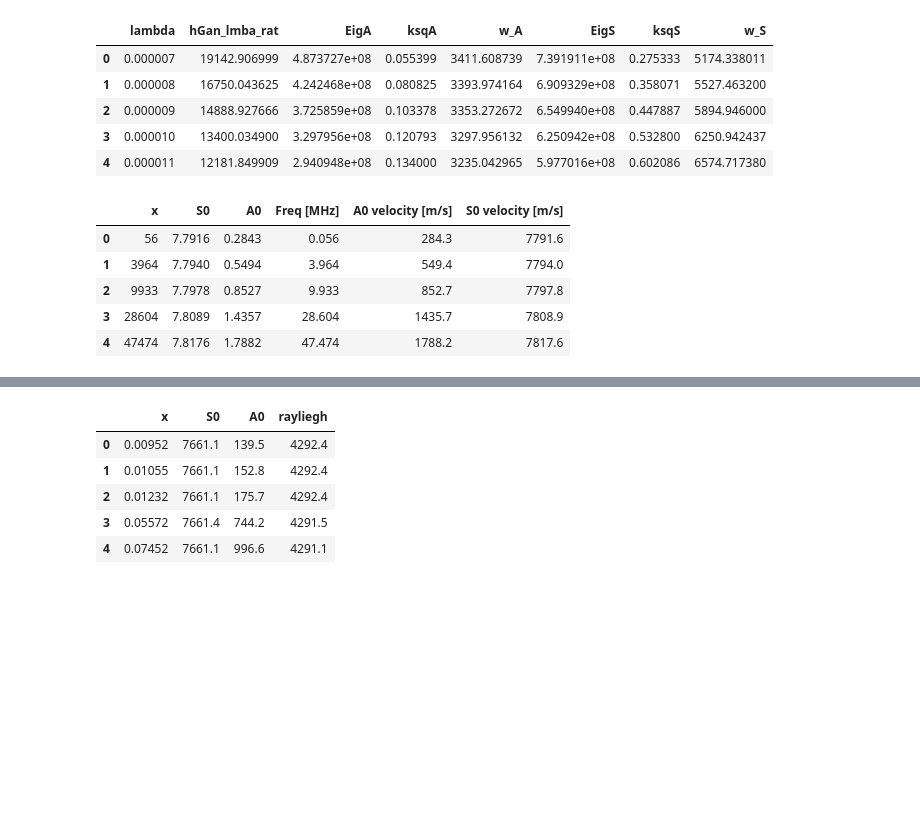
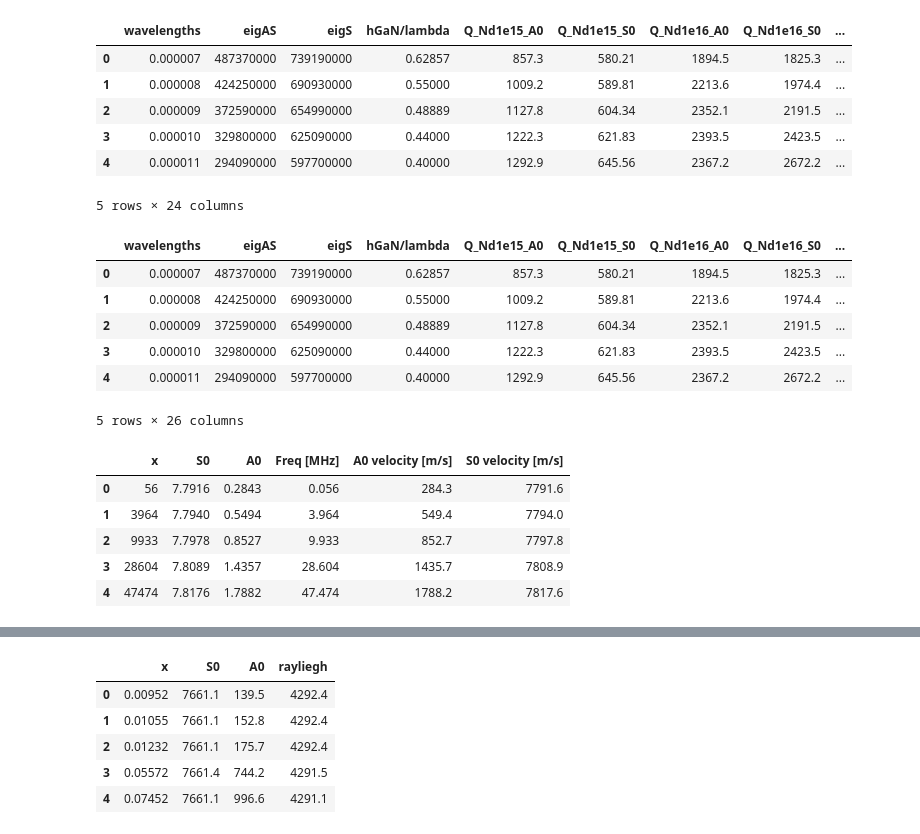
Before and after one commit to ninja-lab/Resonators, a Jupyter notebook: Dispersion.ipynb, the cells around one changed output, grey strips where cells are left out. Cells and saved outputs as stored; diff of their text form; code cells hidden in the pictures; blank space fills up the shorter version.

```diff
--- a/Dispersion.ipynb
+++ b/Dispersion.ipynb
@@ -10,29 +10,41 @@ import numpy as np
 # %%
 filepath = '/home/erik/OneDrive/Research/Data/'
 filename = 'Comsol_ksq_data_inf.xlsx'
 comsol_df = pd.read_excel(filepath + filename)
+comsol_df.head()
+# Phase velocities from eigenfrequencies and wavelengths
+comsol_df['w_A'] = comsol_df['wavelengths'] * comsol_df['eigAS']
+comsol_df['w_S'] = comsol_df['wavelengths'] * comsol_df['eigS']
 comsol_df.head()
 #DC phase velocity [m/ms]. m/ms * 1000ms / s = m/s
 #DC frequency [kHz]
 DC_df = pd.read_csv('DC_dispersion_data.csv')
 
 DC_df['Freq [MHz]'] = DC_df['x']/1000
 DC_df['A0 velocity [m/s]'] = DC_df['A0']*1000
 DC_df['S0 velocity [m/s]'] = DC_df['S0']*1000
 DC_df.head()
 # %% [output]
-|  | lambda | hGan_lmba_rat | EigA | ksqA | w_A | EigS | ksqS | w_S |
-| 0 | 0.000007 | 19142.906999 | 4.873727e+08 | 0.055399 | 3411.608739 | 7.391911e+08 | 0.275333 | 5174.338011 |
-| 1 | 0.000008 | 16750.043625 | 4.242468e+08 | 0.080825 | 3393.974164 | 6.909329e+08 | 0.358071 | 5527.463200 |
-| 2 | 0.000009 | 14888.927666 | 3.725859e+08 | 0.103378 | 3353.272672 | 6.549940e+08 | 0.447887 | 5894.946000 |
-| 3 | 0.000010 | 13400.034900 | 3.297956e+08 | 0.120793 | 3297.956132 | 6.250942e+08 | 0.532800 | 6250.942437 |
-| 4 | 0.000011 | 12181.849909 | 2.940948e+08 | 0.134000 | 3235.042965 | 5.977016e+08 | 0.602086 | 6574.717380 |
+|  | wavelengths | eigAS | eigS | hGaN/lambda | Q_Nd1e15_A0 | Q_Nd1e15_S0 | Q_Nd1e16_A0 | Q_Nd1e16_S0 | ... |
+| 0 | 0.000007 | 487370000 | 739190000 | 0.62857 | 857.3 | 580.21 | 1894.5 | 1825.3 | ... |
+| 1 | 0.000008 | 424250000 | 690930000 | 0.55000 | 1009.2 | 589.81 | 2213.6 | 1974.4 | ... |
+| 2 | 0.000009 | 372590000 | 654990000 | 0.48889 | 1127.8 | 604.34 | 2352.1 | 2191.5 | ... |
+| 3 | 0.000010 | 329800000 | 625090000 | 0.44000 | 1222.3 | 621.83 | 2393.5 | 2423.5 | ... |
+| 4 | 0.000011 | 294090000 | 597700000 | 0.40000 | 1292.9 | 645.56 | 2367.2 | 2672.2 | ... |
+5 rows × 24 columns
-|  | x | S0 | A0 | Freq [MHz] | A0 velocity [m/s] | S0 velocity [m/s] |
-| 0 | 56 | 7.7916 | 0.2843 | 0.056 | 284.3 | 7791.6 |
-| 1 | 3964 | 7.7940 | 0.5494 | 3.964 | 549.4 | 7794.0 |
-| 2 | 9933 | 7.7978 | 0.8527 | 9.933 | 852.7 | 7797.8 |
-| 3 | 28604 | 7.8089 | 1.4357 | 28.604 | 1435.7 | 7808.9 |
-| 4 | 47474 | 7.8176 | 1.7882 | 47.474 | 1788.2 | 7817.6 |
+|  | wavelengths | eigAS | eigS | hGaN/lambda | Q_Nd1e15_A0 | Q_Nd1e15_S0 | Q_Nd1e16_A0 | Q_Nd1e16_S0 | ... |
+| 0 | 0.000007 | 487370000 | 739190000 | 0.62857 | 857.3 | 580.21 | 1894.5 | 1825.3 | ... |
+| 1 | 0.000008 | 424250000 | 690930000 | 0.55000 | 1009.2 | 589.81 | 2213.6 | 1974.4 | ... |
+| 2 | 0.000009 | 372590000 | 654990000 | 0.48889 | 1127.8 | 604.34 | 2352.1 | 2191.5 | ... |
+| 3 | 0.000010 | 329800000 | 625090000 | 0.44000 | 1222.3 | 621.83 | 2393.5 | 2423.5 | ... |
+| 4 | 0.000011 | 294090000 | 597700000 | 0.40000 | 1292.9 | 645.56 | 2367.2 | 2672.2 | ... |
+5 rows × 26 columns
+|  | x | S0 | A0 | Freq [MHz] | A0 velocity [m/s] | S0 velocity [m/s] |
+| 0 | 56 | 7.7916 | 0.2843 | 0.056 | 284.3 | 7791.6 |
+| 1 | 3964 | 7.7940 | 0.5494 | 3.964 | 549.4 | 7794.0 |
+| 2 | 9933 | 7.7978 | 0.8527 | 9.933 | 852.7 | 7797.8 |
+| 3 | 28604 | 7.8089 | 1.4357 | 28.604 | 1435.7 | 7808.9 |
+| 4 | 47474 | 7.8176 | 1.7882 | 47.474 | 1788.2 | 7817.6 |
 # %% [markdown]
 
 <img src="attachment:e2c6ffc7-0a51-4595-b014-b0e6f017fdcc.png" width="800" height="200">
```
Also changed, not shown: parts of 3 cells of this notebook, 26 other files.
